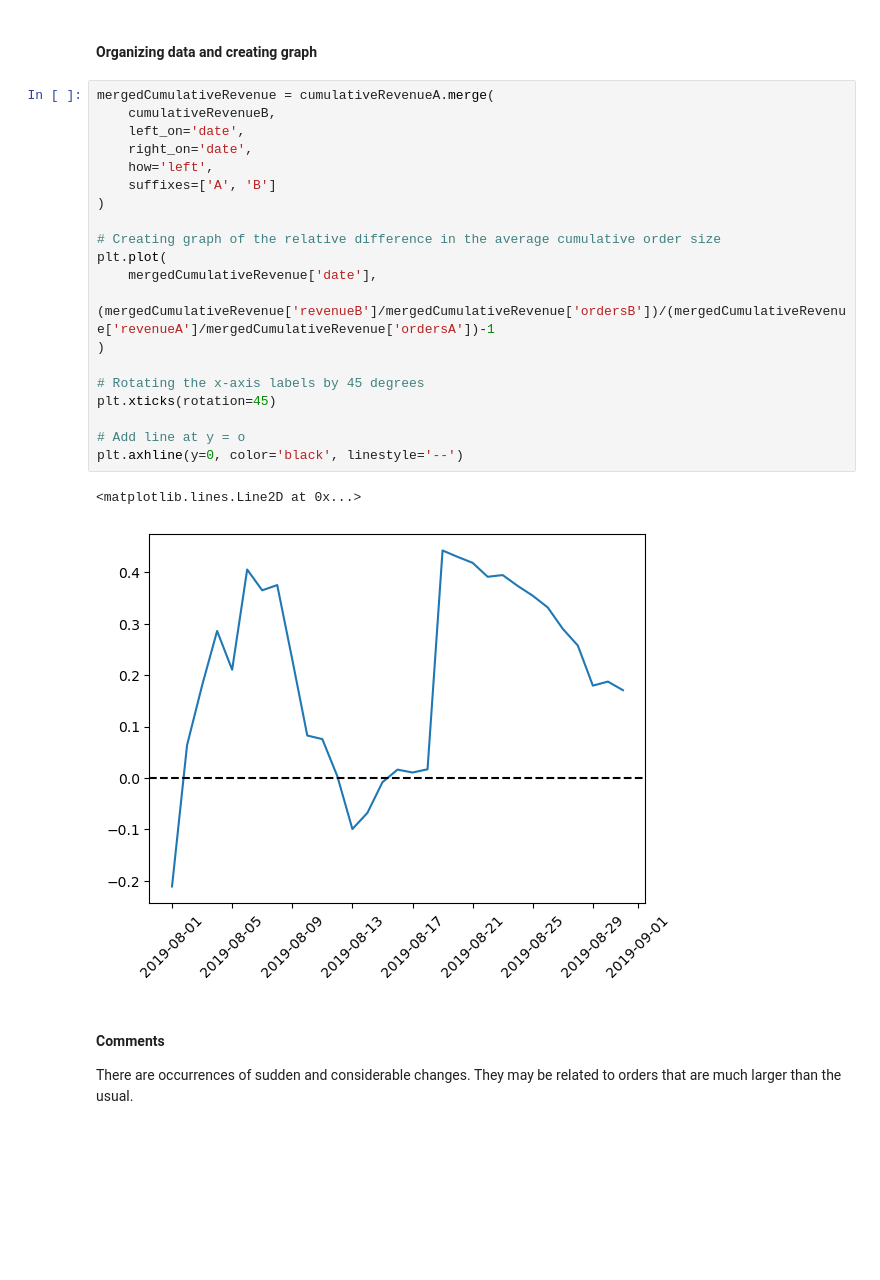
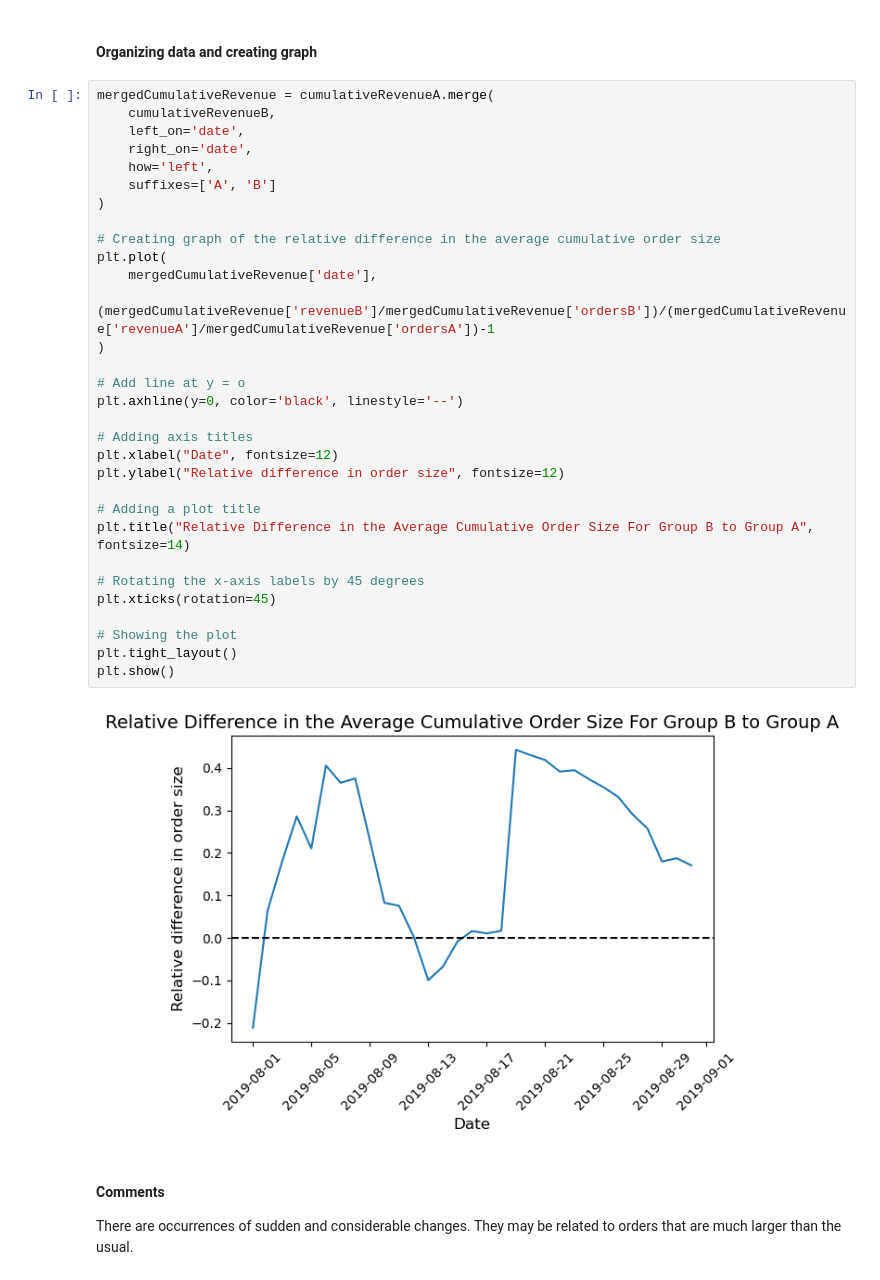
Before and after one commit to rockaline/AB_Test, a Jupyter notebook: Notebook.ipynb, the cells around one changed output. Saved outputs shown, nothing was run; the diff lists cells and outputs as text; blank space fills up the shorter version.

```diff
--- a/Notebook.ipynb
+++ b/Notebook.ipynb
@@ -433,26 +422,36 @@ The cumulative value of the average purchase volumes by group still shows fluctu
 # %%
 mergedCumulativeRevenue = cumulativeRevenueA.merge(
     cumulativeRevenueB,
     left_on='date',
     right_on='date',
     how='left',
     suffixes=['A', 'B']
 )
 
 # Creating graph of the relative difference in the average cumulative order size
 plt.plot(
     mergedCumulativeRevenue['date'],
     (mergedCumulativeRevenue['revenueB']/mergedCumulativeRevenue['ordersB'])/(mergedCumulativeRevenue['revenueA']/mergedCumulativeRevenue['ordersA'])-1
 )
 
+# Add line at y = o
+plt.axhline(y=0, color='black', linestyle='--')
+
+# Adding axis titles
+plt.xlabel("Date", fontsize=12)
+plt.ylabel("Relative difference in order size", fontsize=12)
+
+# Adding a plot title
+plt.title("Relative Difference in the Average Cumulative Order Size For Group B to Group A", fontsize=14)
+
 # Rotating the x-axis labels by 45 degrees
 plt.xticks(rotation=45)
 
-# Add line at y = o
-plt.axhline(y=0, color='black', linestyle='--')
+# Showing the plot
+plt.tight_layout()
+plt.show()
 # %% [output]
-<matplotlib.lines.Line2D at 0x...>
-[figure, old version]
+[figure, new version]
 # %% [markdown]
 #### Comments
 There are occurrences of sudden and considerable changes. They may be related to orders that are much larger than the usual.
```
Also changed, not shown: parts of 15 cells of this notebook.
